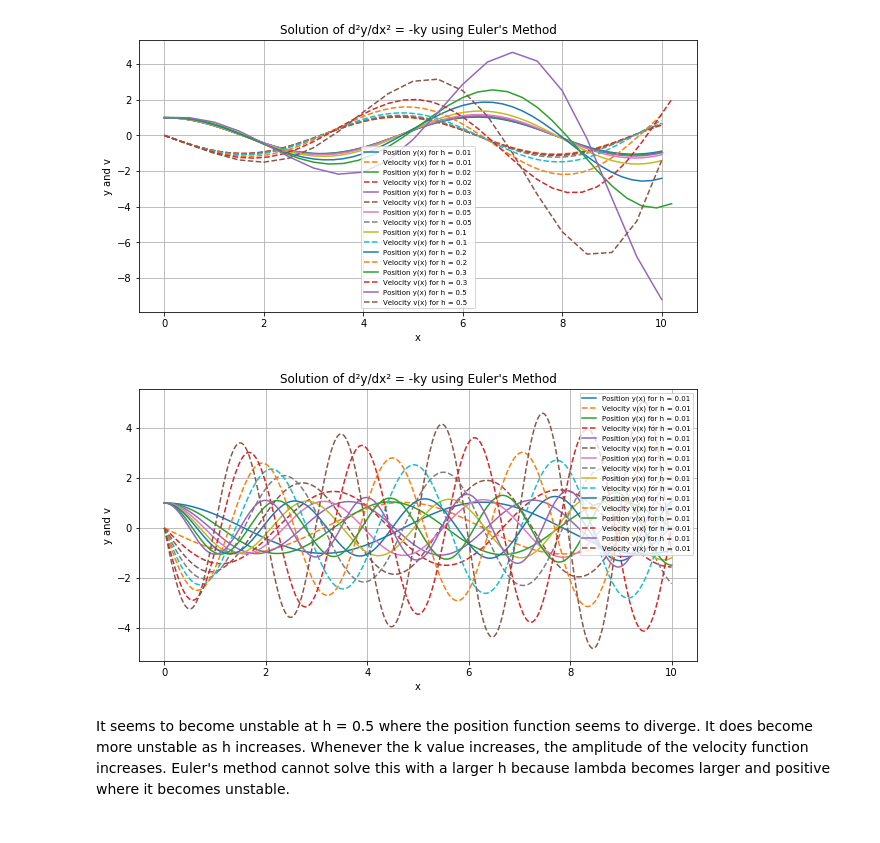
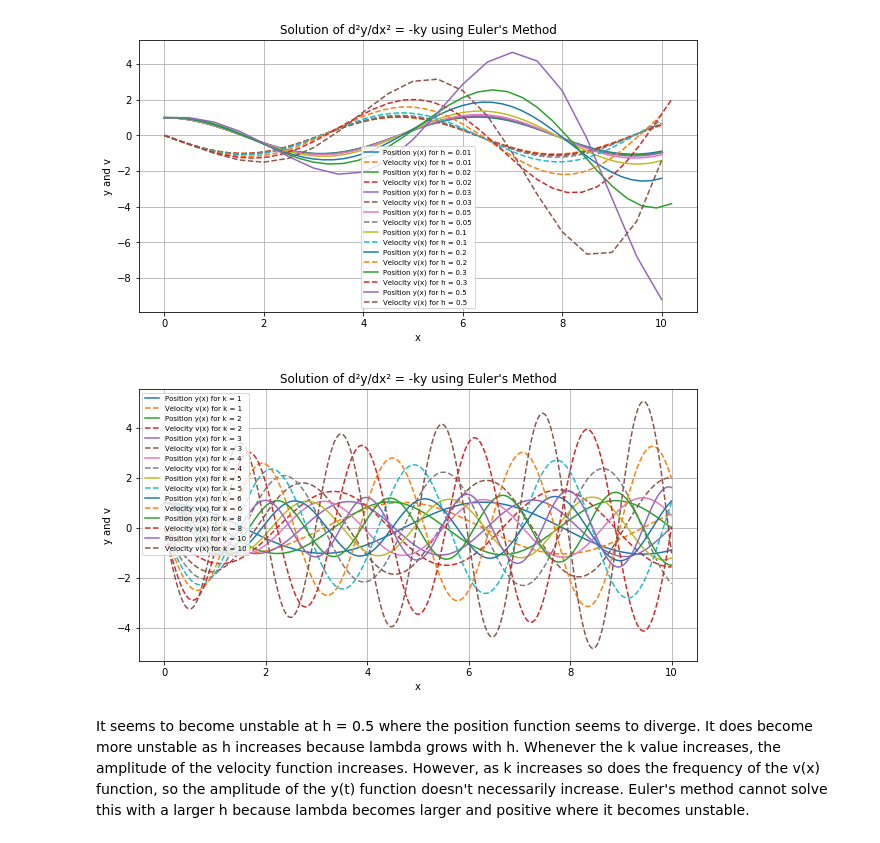
Before and after one commit to dblhlindsey/coe311k, a Jupyter notebook: coe311k/classwork/hhl495-CH17.ipynb, the cells around one changed output. Cells and saved outputs as stored; diff of their text form; code cells hidden in the pictures.

```diff
--- a/coe311k/classwork/hhl495-CH17.ipynb
+++ b/coe311k/classwork/hhl495-CH17.ipynb
@@ -54,21 +87,21 @@ plt.show()
 [figure]
 # %%
 plt.figure(figsize=(10, 5))
-eulerapprox(.01,1)
-eulerapprox(.01,2)
-eulerapprox(.01,3)
-eulerapprox(.01,4)
-eulerapprox(.01,5)
-eulerapprox(.01,6)
-eulerapprox(.01,8)
-eulerapprox(.01,10)
+eulerapproxk(.01,1)
+eulerapproxk(.01,2)
+eulerapproxk(.01,3)
+eulerapproxk(.01,4)
+eulerapproxk(.01,5)
+eulerapproxk(.01,6)
+eulerapproxk(.01,8)
+eulerapproxk(.01,10)
 plt.xlabel('x')
 plt.ylabel('y and v')
 plt.title('Solution of d²y/dx² = -ky using Euler\'s Method')
 plt.legend(fontsize=7)
 plt.grid(True)
 plt.show()
 # %% [output]
-[figure, old version]
+[figure, new version]
 # %% [markdown]
-It seems to become unstable at h = 0.5 where the position function seems to diverge. It does become more unstable as h increases. Whenever the k value increases, the amplitude of the velocity function increases. Euler's method cannot solve this with a larger h because lambda becomes larger and positive where it becomes unstable.
+It seems to become unstable at h = 0.5 where the position function seems to diverge. It does become more unstable as h increases because lambda grows with h. Whenever the k value increases, the amplitude of the velocity function increases. However, as k increases so does the frequency of the v(x) function, so the amplitude of the y(t) function doesn't necessarily increase. Euler's method cannot solve this with a larger h because lambda becomes larger and positive where it becomes unstable.
```
Also changed, not shown: parts of 2 cells of this notebook.
